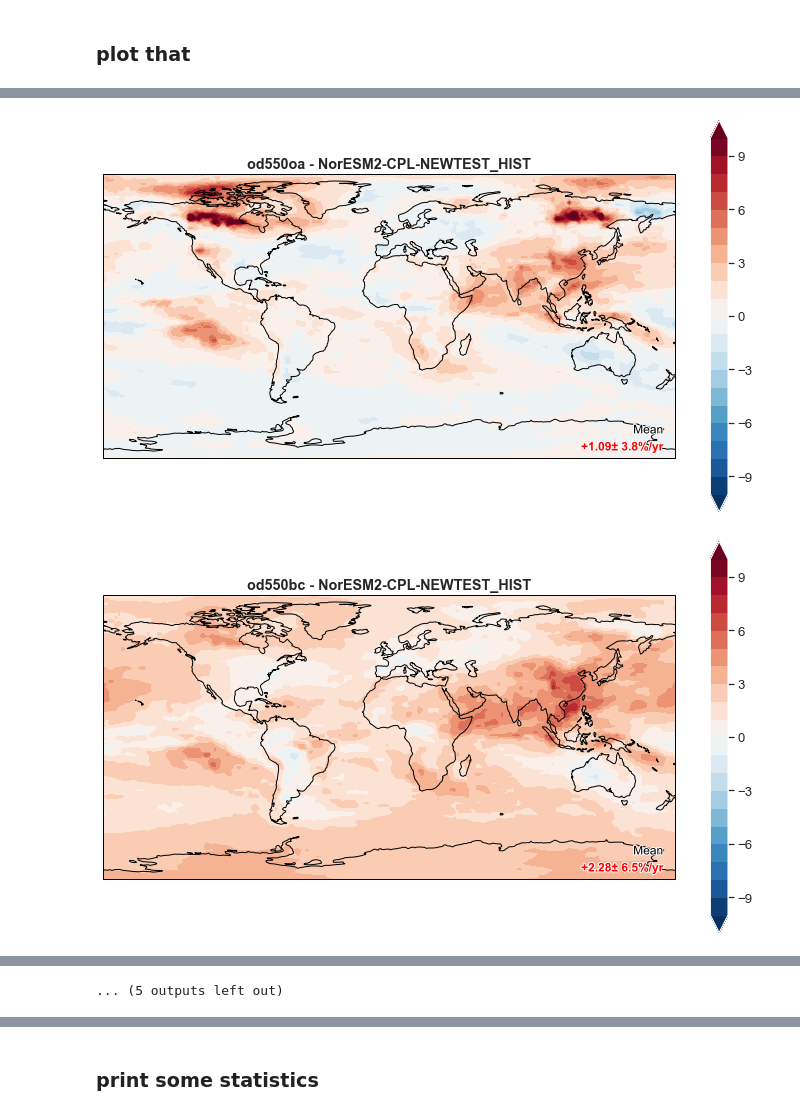
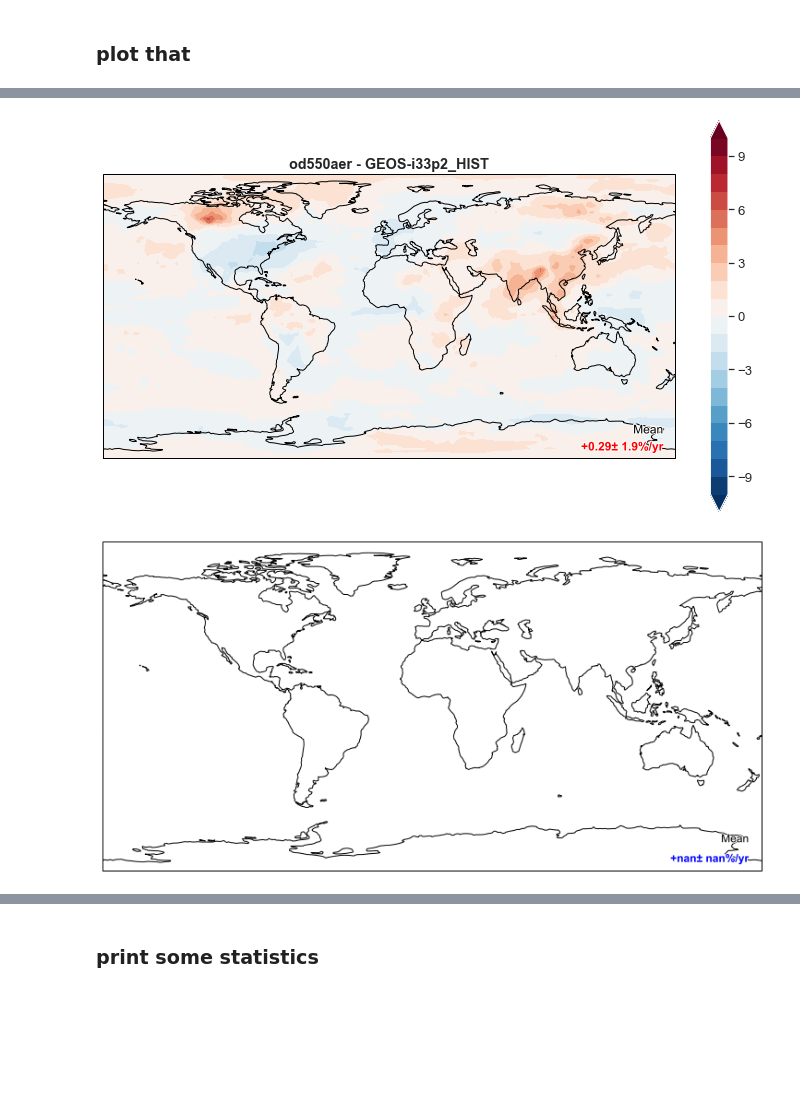
Before and after one commit to AugustinMortier/aerosol_trends, a Jupyter notebook: scripts/all_modtrends_maps.ipynb, the cells around one changed output, grey strips where cells are left out. Saved outputs shown, nothing was run; the diff lists cells and outputs as text; code cells hidden in the pictures; blank space fills up the shorter version.

```diff
--- a/scripts/all_modtrends_maps.ipynb
+++ b/scripts/all_modtrends_maps.ipynb
@@ -29,6 +29,9 @@ emi_vars = ['emidust', 'emiss', 'emiso4', 'emioa', 'emibc']
 load_vars = ['loaddust', 'loadss', 'loadso4', 'loadoa', 'loadbc']
 other_vars = ['concso4']
 varss = od_vars + emi_vars + load_vars + other_vars
+# %%
+models = list(get_all_mods().keys())
+varss = ['od550aer']
 # %% [markdown]
 ### compute nxn files for each species OD and EMI for some models
 # %%
@@ -43,9 +46,6 @@ for var in varss:
     #for the models, set mon_dim to zero
     params['min_dim'] = 0
     mod_var = params['mod_var']
-
-    mod_sources = params['models']
-
 
     resol = 2
     lons = np.arange(-180, 180, resol)
@@ -249,8 +243,9 @@ for var in varss:
         #txt2.set_path_effects([PathEffects.withStroke(linewidth=2, foreground='w')])
 
         cmin, cmax = -10, 10
-        im = ax.contourf(lons,lats,rslopes,levels=np.arange(cmin,cmax+1,1),vmin=cmin,vmax=cmax,transform=ccrs.PlateCarree(),cmap='RdBu_r',extend='both')
-        plt.colorbar(im)
-        plt.title(var+' - '+model,fontweight='bold')
-        plt.savefig('figs/maps/trends/'+model+'-'+var+'.png', dpi=300, bbox_inches='tight')
+        if not np.isnan(np.nanmean(rslopes)):
+            im = ax.contourf(lons,lats,rslopes,levels=np.arange(cmin,cmax+1,1),vmin=cmin,vmax=cmax,transform=ccrs.PlateCarree(),cmap='RdBu_r',extend='both')
+            plt.colorbar(im)
+            plt.title(var+' - '+model,fontweight='bold')
+            plt.savefig('figs/maps/trends/'+model+'-'+var+'.png', dpi=300, bbox_inches='tight')
 # %% [output]
@@ -261,2 +256,2 @@ for var in varss:
-[figure, old version]
+[figure, new version]
-[figure, old version]
+[figure, new version]
@@ -269 +262,0 @@ for var in varss:
-... (5 outputs left out)
```
Also changed, not shown: parts of 5 cells of this notebook, 27 other files.
